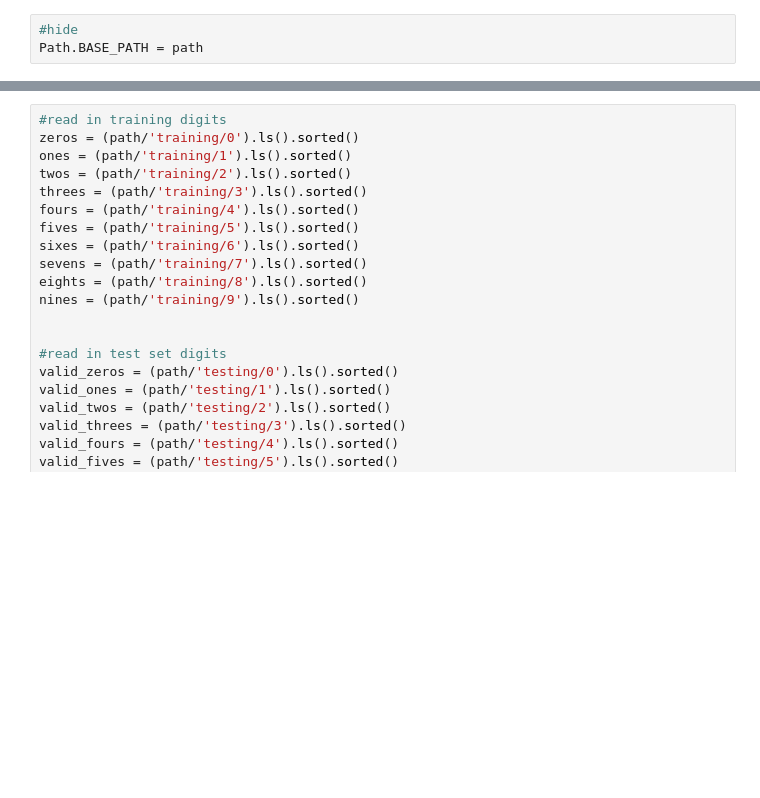
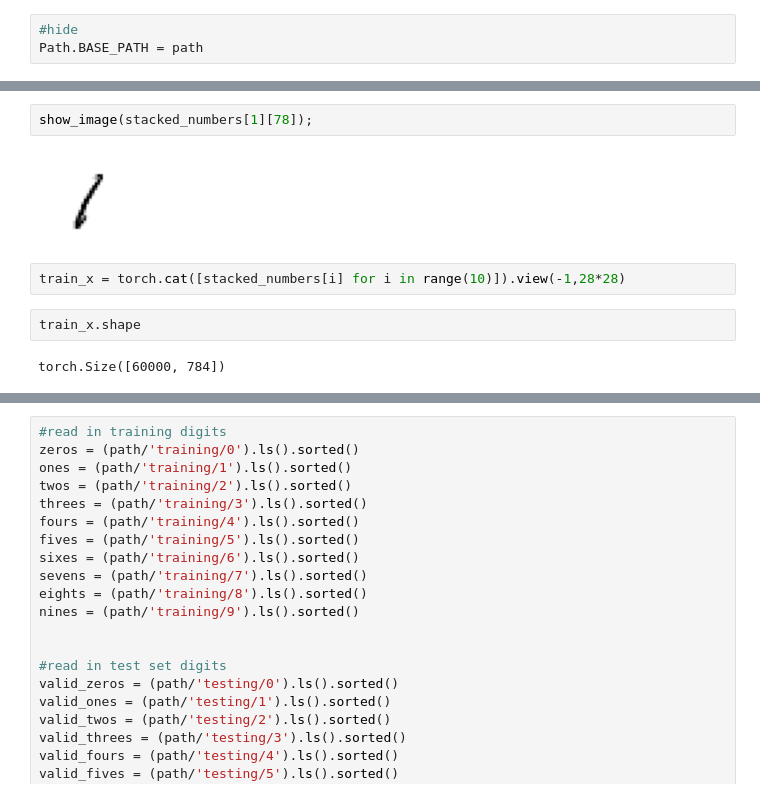
Before and after one commit to rubanzasilva/mnist_basics, a Jupyter notebook: a_mnist.ipynb, the cells around one changed output, grey strips where cells are left out. Drawn from its saved outputs; the diff is of its cells as text; blank space fills up the shorter version.

```diff
--- a/a_mnist.ipynb
+++ b/a_mnist.ipynb
@@ -24,0 +72,10 @@ Path.BASE_PATH = path
+# %%
+show_image(stacked_numbers[1][78]);
+# %% [output]
+[figure, added]
+# %%
+train_x = torch.cat([stacked_numbers[i] for i in range(10)]).view(-1,28*28)
+# %%
+train_x.shape
+# %% [output]
+torch.Size([60000, 784])
```
Also changed, not shown: parts of 17 cells of this notebook.
